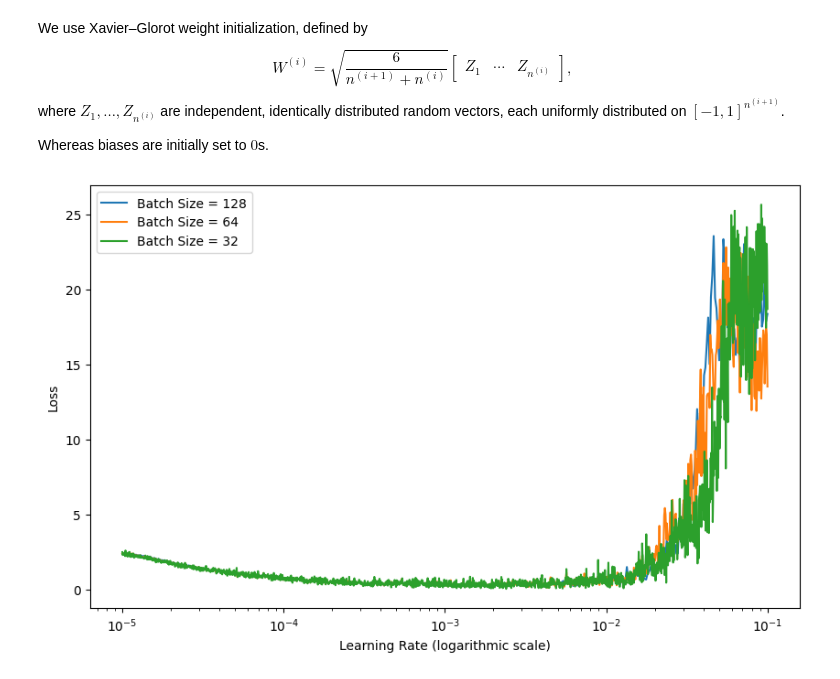
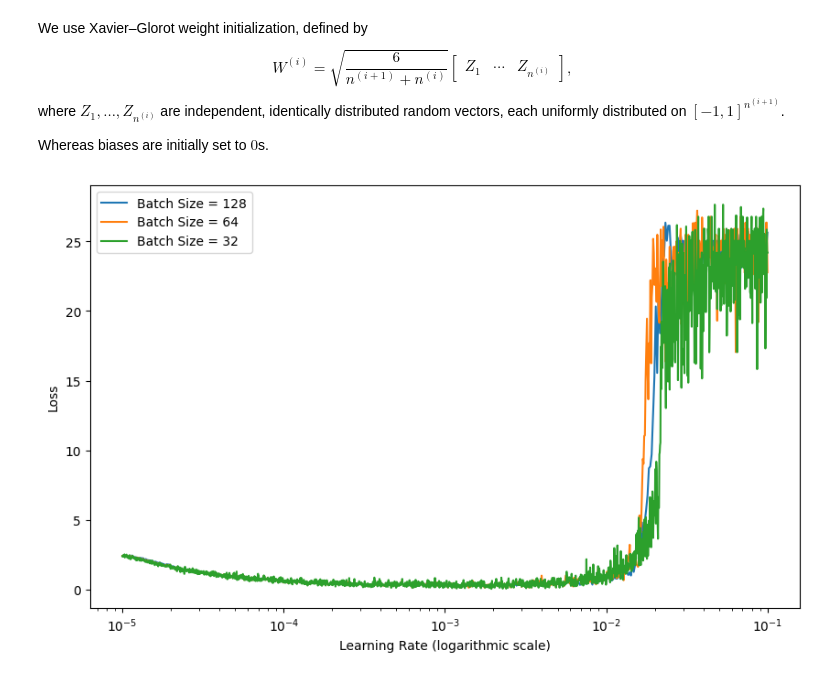
Before and after one commit to kapikozak/Statistical-Learning-Notebooks, a Jupyter notebook: stochastic_gradient_descent_manual.ipynb, the cells around one changed output. Drawn from its saved outputs; the diff is of its cells as text; code cells hidden in the pictures.

Commit message:
Change layers number for performance

```diff
--- a/stochastic_gradient_descent_manual.ipynb
+++ b/stochastic_gradient_descent_manual.ipynb
@@ -147,6 +149,8 @@ class MultiLayerPerceptron:
 
         return ct / N
 # %%
+sizes = [784, 128, 32, 10]
+
 def run_lr_finder(network, x_train, y_train, batch_size, lr_start=1e-5, lr_end=1e-1, momentum=0.9):
     N = len(x_train)
     np.random.seed(42)
@@ -170,37 +174,37 @@ def run_lr_finder(network, x_train, y_train, batch_size, lr_start=1e-5, lr_end=1
         grads_w, grads_b = network.backward(x_batch, y_batch, activations)
 
         for j in range(len(network.weights)):
             network.memo_w[j] = momentum * network.memo_w[j] + grads_w[j]
             network.memo_b[j] = momentum * network.memo_b[j] + grads_b[j]
             network.weights[j] -= lr * network.memo_w[j]
             network.biases[j] -= lr * network.memo_b[j]
 
     return learning_rates[:len(losses)], losses
 
 
 np.random.seed(42)
-model_128 = MultiLayerPerceptron()
+model_128 = MultiLayerPerceptron(sizes)
 lr_128, losses_128 = run_lr_finder(model_128, X_train, y_train, batch_size=128)
 
 np.random.seed(42)
-model_64 = MultiLayerPerceptron()
+model_64 = MultiLayerPerceptron(sizes)
 lr_64, losses_64 = run_lr_finder(model_64, X_train, y_train, batch_size=64)
 
 np.random.seed(42)
-model_32 = MultiLayerPerceptron()
+model_32 = MultiLayerPerceptron(sizes)
 lr_32, losses_32 = run_lr_finder(model_32, X_train, y_train, batch_size=32)
 
 plt.figure(figsize=(10, 6))
 plt.plot(lr_128, losses_128, label='Batch Size = 128')
 plt.plot(lr_64, losses_64, label='Batch Size = 64')
 plt.plot(lr_32, losses_32, label='Batch Size = 32')
 plt.xscale('log')
 plt.xlabel('Learning Rate (logarithmic scale)')
 plt.ylabel('Loss')
 plt.legend()
 plt.show()
 # %% [output]
-[figure, old version]
+[figure, new version]
 # %%
 def train_network(
     network: MultiLayerPerceptron,
```
Also changed, not shown: parts of 7 cells of this notebook.
